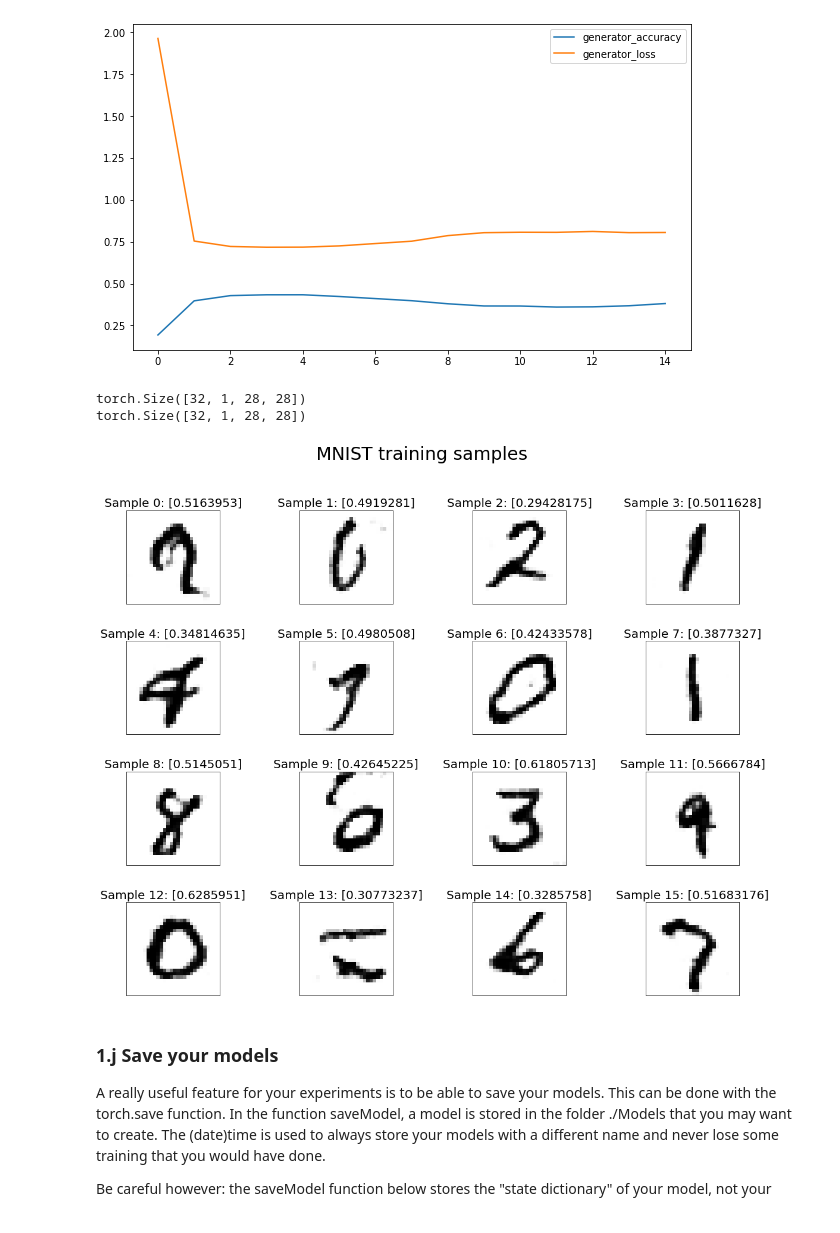
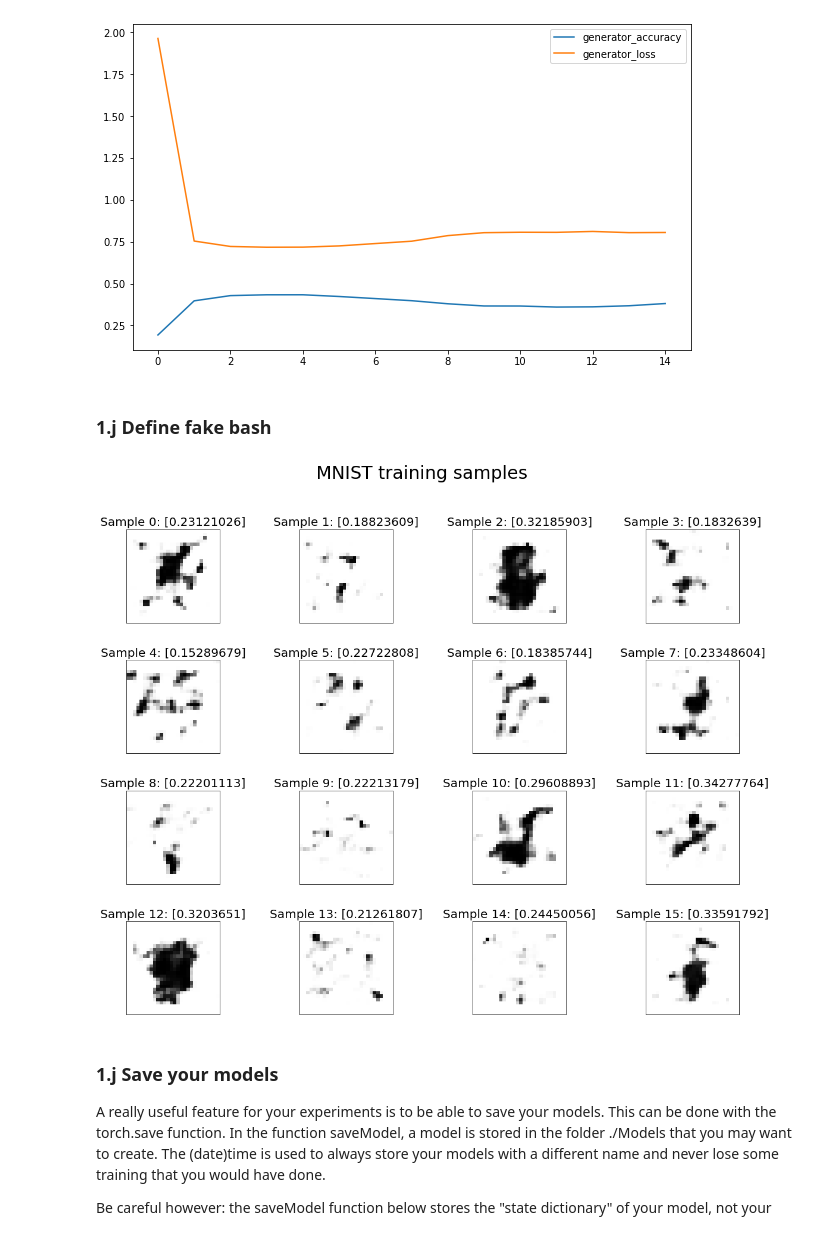
Before and after one commit to PierreRemacle/LINMA2472_P1-, a Jupyter notebook: HW3_from_colab.ipynb, the cells around one changed output. Drawn from its saved outputs; the diff is of its cells as text; code cells hidden in the pictures.

```diff
--- a/HW3_from_colab.ipynb
+++ b/HW3_from_colab.ipynb
@@ -675,18 +656,16 @@ error_generator_loss :  [1.96313652 0.75367976 0.72139719 0.71672468 0.71732519
  0.81102124 0.80385871 0.80484521]
 [figure]
 [figure]
+# %% [markdown]
+### 1.j Define fake bash
 # %%
-latent_vectors = torch.tensor(latent_vectors).cuda()
+latent_vectors = torch.tensor(latent_vectors)
 fake = generator(latent_vectors.to(torch.float32)).detach()
-print(fake.size())
-print(real_samples.size())
 labels = discriminator(fake).detach().cpu()
 
 showImages(fake.detach().cpu(), true_labels=labels.sigmoid())
 # %% [output]
-torch.Size([32, 1, 28, 28])
-torch.Size([32, 1, 28, 28])
-[figure, old version]
+[figure, new version]
 # %% [markdown]
 ### 1.j Save your models
 A really useful feature for your experiments is to be able to save your models. This can be done with the torch.save function. In the function saveModel, a model is stored in the folder ./Models that you may want to create. The (date)time is used to always store your models with a different name and never lose some training that you would have done.
```
Also changed, not shown: parts of 8 cells of this notebook, 1 other file.
